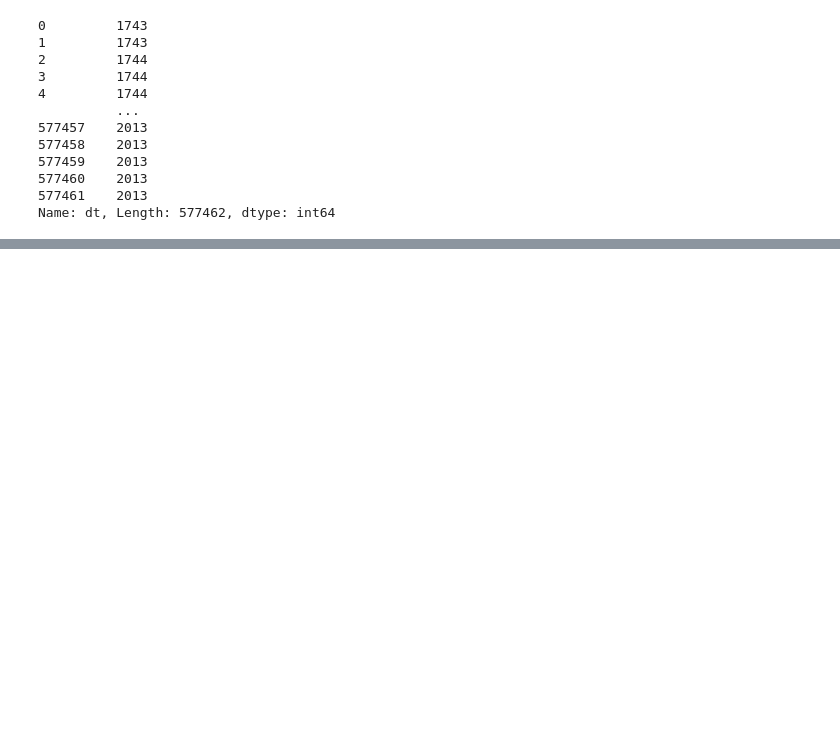
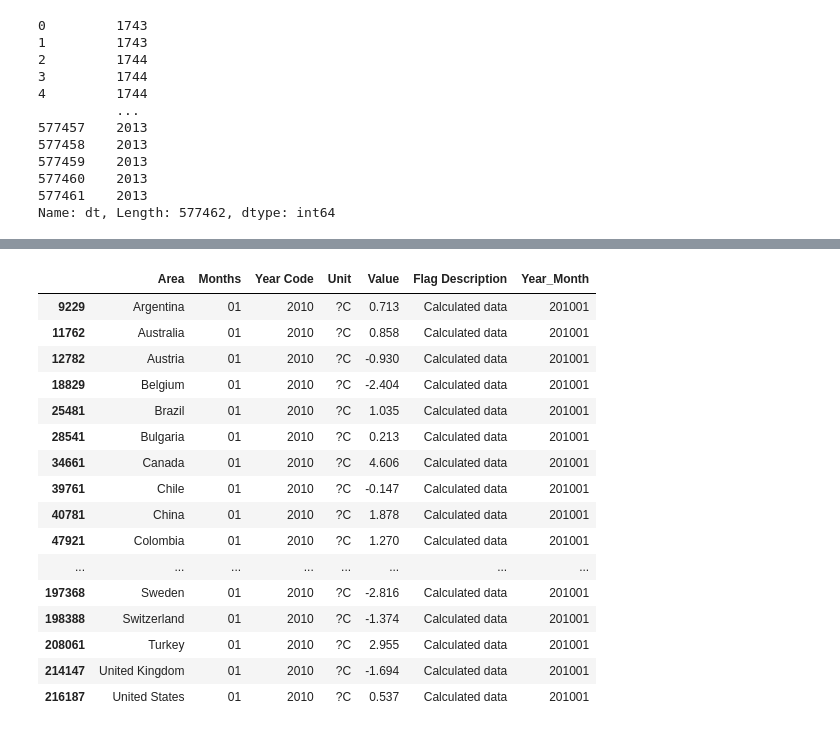
Before and after one commit to shwetajain1022/Project-4, a Jupyter notebook: population_gdp_SJ_WIP.ipynb, the cells around one changed output, grey strips where cells are left out. Drawn from its saved outputs; the diff is of its cells as text; code cells hidden in the pictures; blank space fills up the shorter version.

```diff
--- a/population_gdp_SJ_WIP.ipynb
+++ b/population_gdp_SJ_WIP.ipynb
@@ -963,0 +1013,2 @@ GlobalLandTemparature_df_v2.head()
+# %%
+temp_changes['Year_Month'] = temp_changes['Year Code'].astype(str)+temp_changes['Months']
@@ -963,0 +1021,7 @@ GlobalLandTemparature_df_v2.head()
+# %%
+temp_changes['Area'] = temp_changes['Area'].replace("Czechia","Czech Republic")
+temp_changes['Area'] = temp_changes['Area'].replace("United States of America","United States")
+temp_changes['Area'] = temp_changes['Area'].replace("Republic of Korea","Korea")
+temp_changes['Area'] = temp_changes['Area'].replace("Macedonia","North Macedonia")
+temp_changes['Area'] = temp_changes['Area'].replace("United Kingdom of Great Britain and Northern Ireland","United Kingdom")
+temp_changes['Area'] = temp_changes['Area'].replace("Slovakia","Slovak Republic")
@@ -963,0 +1046,34 @@ GlobalLandTemparature_df_v2.head()
+# %%
+temp_changes = temp_changes[temp_changes['Area'].isin({'Argentina', 'Australia', 'Austria', 'Belgium', 'Brazil',
+       'Bulgaria', 'Canada', 'Chile', 'China', 'Colombia', 'Costa Rica',
+       'Croatia', 'Cyprus', 'Czech Republic', 'Denmark', 'Estonia',
+       'Finland', 'France', 'Germany', 'Greece', 'Hungary', 'Iceland',
+       'India', 'Ireland', 'Italy', 'Japan', 'Latvia', 'Lithuania',
+       'Luxembourg', 'Malta', 'Mexico', 'Netherlands', 'New Zealand',
+       'North Macedonia', 'Norway', 'Poland', 'Portugal', 'Korea',
+       'Romania', 'Serbia', 'Slovak Republic', 'Slovenia', 'Spain',
+       'Sweden', 'Switzerland', 'Turkey', 'United Kingdom',
+       'United States'
+})]
+# %%
+temp_change_temp = temp_changes[temp_changes['Year_Month']=='201001'].copy()
+# %%
+temp_change_temp
+# %% [output]
+|  | Area | Months | Year Code | Unit | Value | Flag Description | Year_Month |
+| 9229 | Argentina | 01 | 2010 | ?C | 0.713 | Calculated data | 201001 |
+| 11762 | Australia | 01 | 2010 | ?C | 0.858 | Calculated data | 201001 |
+| 12782 | Austria | 01 | 2010 | ?C | -0.930 | Calculated data | 201001 |
+| 18829 | Belgium | 01 | 2010 | ?C | -2.404 | Calculated data | 201001 |
+| 25481 | Brazil | 01 | 2010 | ?C | 1.035 | Calculated data | 201001 |
+| 28541 | Bulgaria | 01 | 2010 | ?C | 0.213 | Calculated data | 201001 |
+| 34661 | Canada | 01 | 2010 | ?C | 4.606 | Calculated data | 201001 |
+| 39761 | Chile | 01 | 2010 | ?C | -0.147 | Calculated data | 201001 |
+| 40781 | China | 01 | 2010 | ?C | 1.878 | Calculated data | 201001 |
+| 47921 | Colombia | 01 | 2010 | ?C | 1.270 | Calculated data | 201001 |
+| ... | ... | ... | ... | ... | ... | ... | ... |
+| 197368 | Sweden | 01 | 2010 | ?C | -2.816 | Calculated data | 201001 |
+| 198388 | Switzerland | 01 | 2010 | ?C | -1.374 | Calculated data | 201001 |
+| 208061 | Turkey | 01 | 2010 | ?C | 2.955 | Calculated data | 201001 |
+| 214147 | United Kingdom | 01 | 2010 | ?C | -1.694 | Calculated data | 201001 |
+| 216187 | United States | 01 | 2010 | ?C | 0.537 | Calculated data | 201001 |
```
Also changed, not shown: parts of 11 cells of this notebook, 1 other file.
